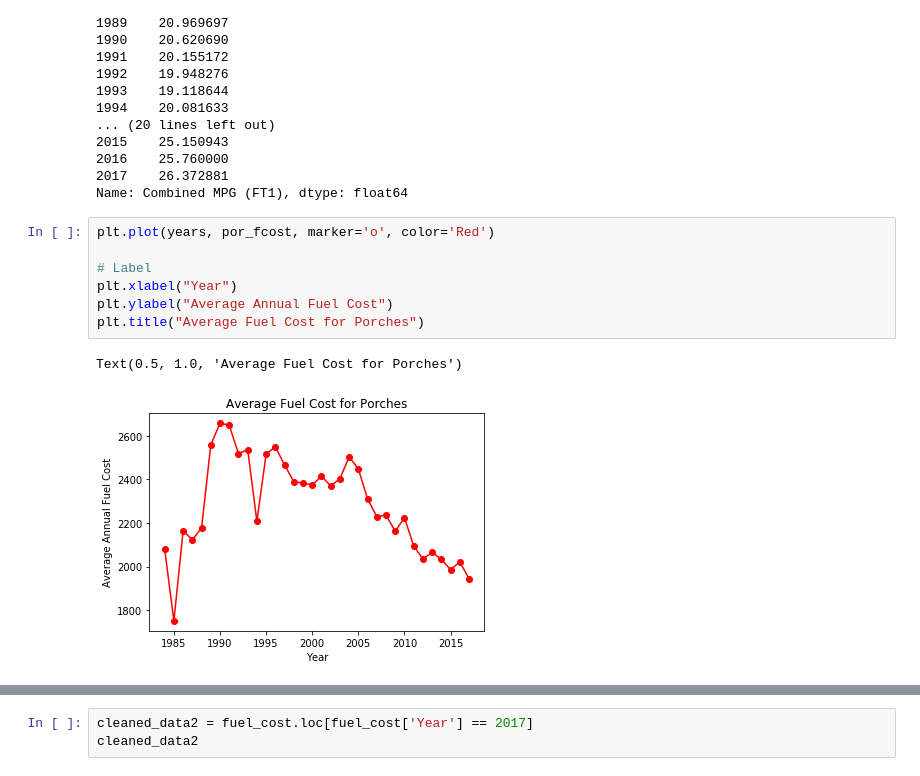
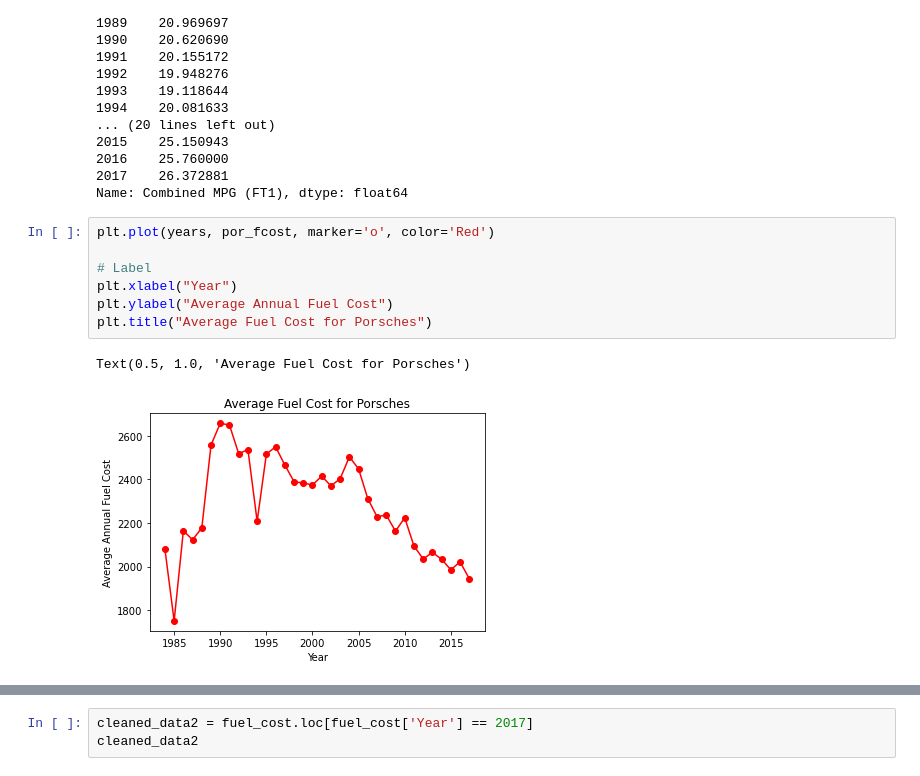
Before and after one commit to geraldwattsthethird/Fuel-Cost-Analysis, a Jupyter notebook: Fuel_Cost.ipynb, the cells around one changed output, grey strips where cells are left out. Drawn from its saved outputs; the diff is of its cells as text.

```diff
--- a/Fuel_Cost.ipynb
+++ b/Fuel_Cost.ipynb
@@ -169,13 +170,13 @@ Name: Combined MPG (FT1), dtype: float64
 # %%
 plt.plot(years, por_fcost, marker='o', color='Red')
 
 # Label
 plt.xlabel("Year")
 plt.ylabel("Average Annual Fuel Cost")
-plt.title("Average Fuel Cost for Porches")
+plt.title("Average Fuel Cost for Porsches")
 # %% [output]
-Text(0.5, 1.0, 'Average Fuel Cost for Porches')
+Text(0.5, 1.0, 'Average Fuel Cost for Porsches')
-[figure, old version]
+[figure, new version]
 # %%
 plt.plot(years, toy_fcost, marker='o', color='Purple')
 
```
Also changed, not shown: parts of 19 cells of this notebook.
